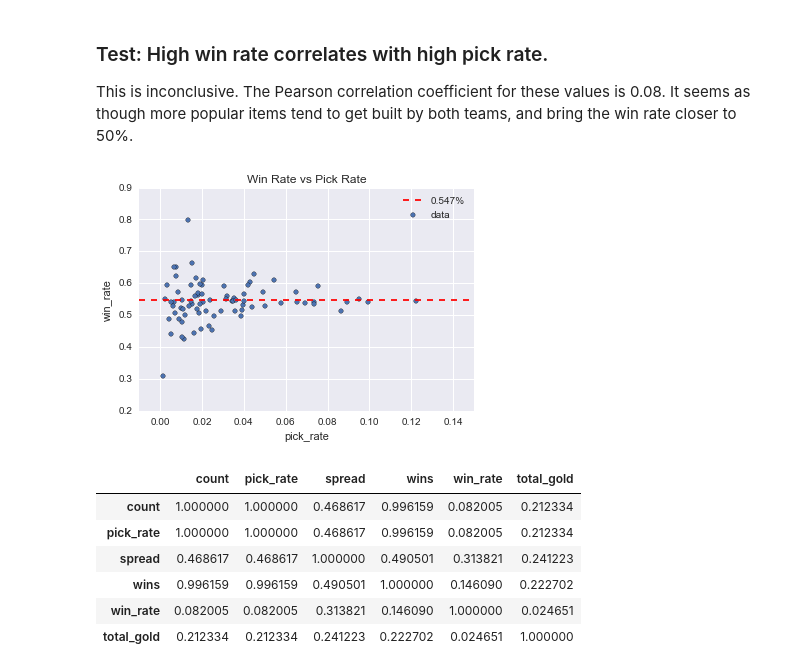
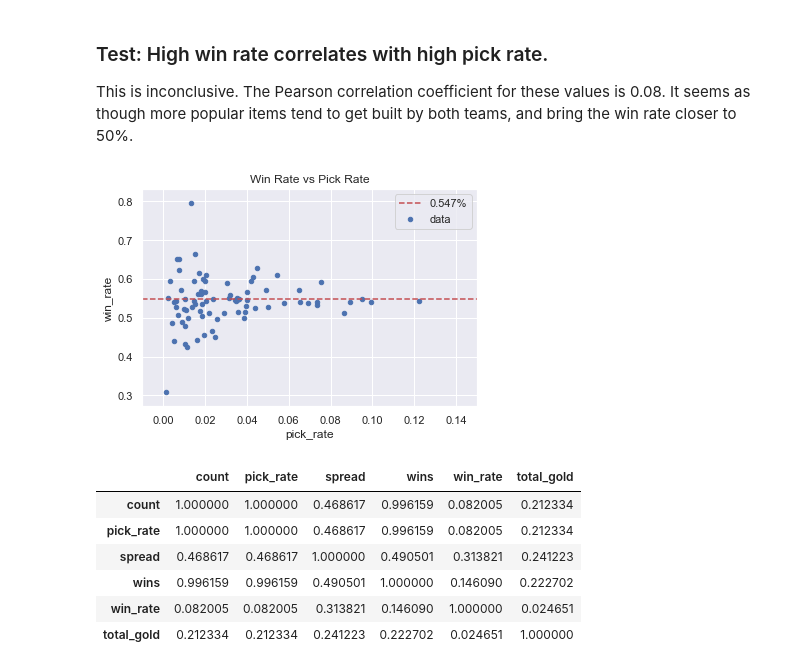
Before and after one commit to salvis2/SpringboardAlvis, a Jupyter notebook: capstone_project_1/capstone_project_1_EDA.ipynb, the cells around one changed output. Drawn from its saved outputs; the diff is of its cells as text; code cells hidden in the pictures.

```diff
--- a/capstone_project_1/capstone_project_1_EDA.ipynb
+++ b/capstone_project_1/capstone_project_1_EDA.ipynb
@@ -19,7 +19,9 @@ import matplotlib.pyplot as plt
 from matplotlib.pyplot import figure
 import re
 import seaborn as sns
+
 %matplotlib inline
+sns.set()
 # %% [markdown]
 ### Load in Data
 # %%
@@ -254,16 +247,17 @@ wr_stats_df[(wr_stats_df['full_item'] == True) &
 
 This is inconclusive. The Pearson correlation coefficient for these values is 0.08. It seems as though more popular items tend to get built by both teams, and bring the win rate closer to 50%.
 # %%
+plt.rcParams["figure.figsize"] = (6,4)
 item_occ[(item_occ['full_item'] == True) &
          (no_edge_cases) &
          (item_occ['count'] > 10)].plot(x='pick_rate', y='win_rate', kind='scatter',
                                         xlim=[-0.01, 0.15], label='data', title='Win Rate vs Pick Rate')
 
 plt.plot(np.linspace(-0.01, 0.15, 50), np.full(50, full_item_avg_win_rate), 'r--', label='0.547%')
 plt.legend()
 plt.savefig('full_item_win_rate_vs_pick_rate.png')
 # %% [output]
-[figure, old version]
+[figure, new version]
 # %%
 item_occ[(item_occ['full_item'] == True) &
          (no_edge_cases) &
```
Also changed, not shown: parts of 25 cells of this notebook, 2 other files.
